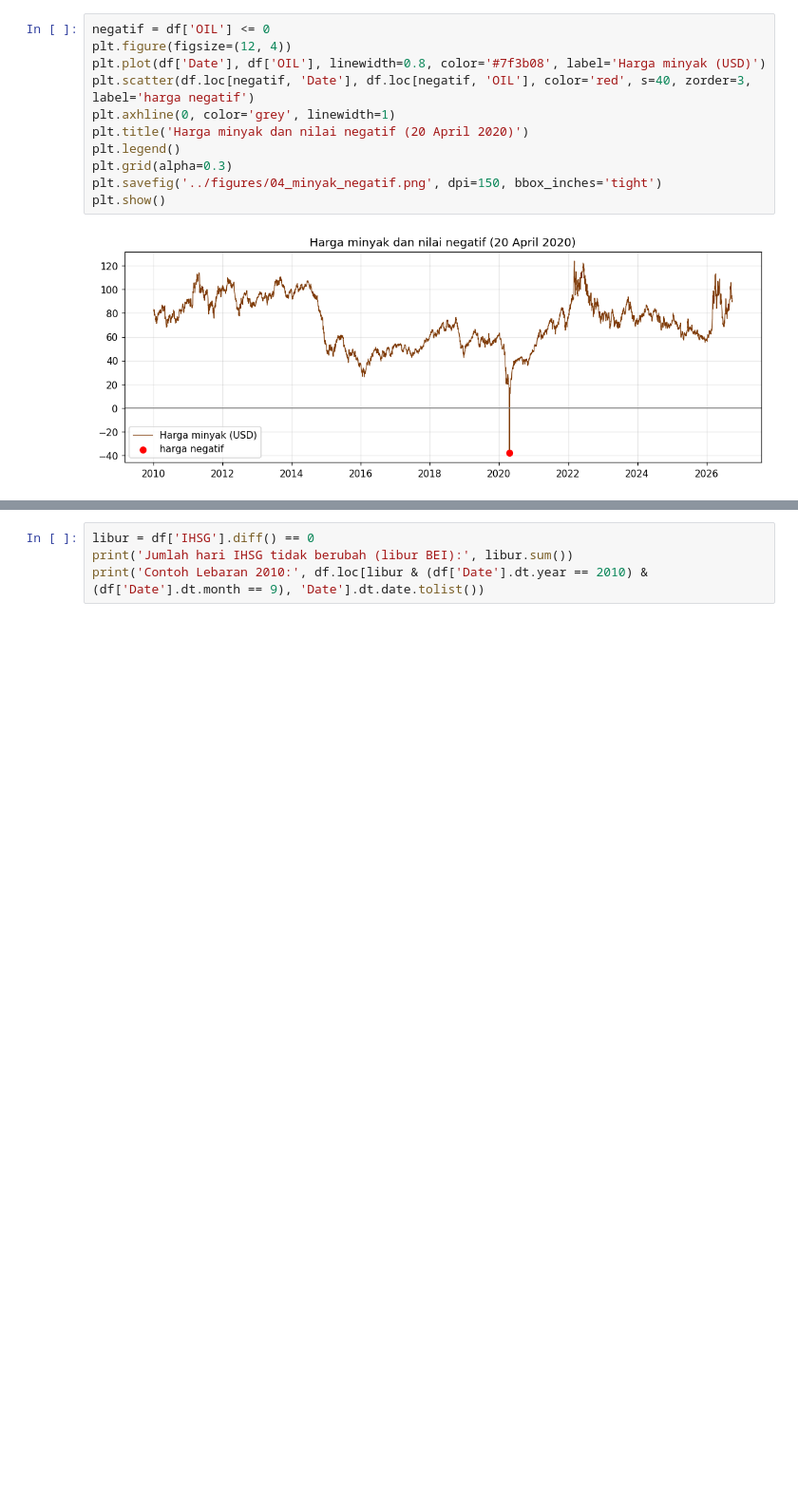
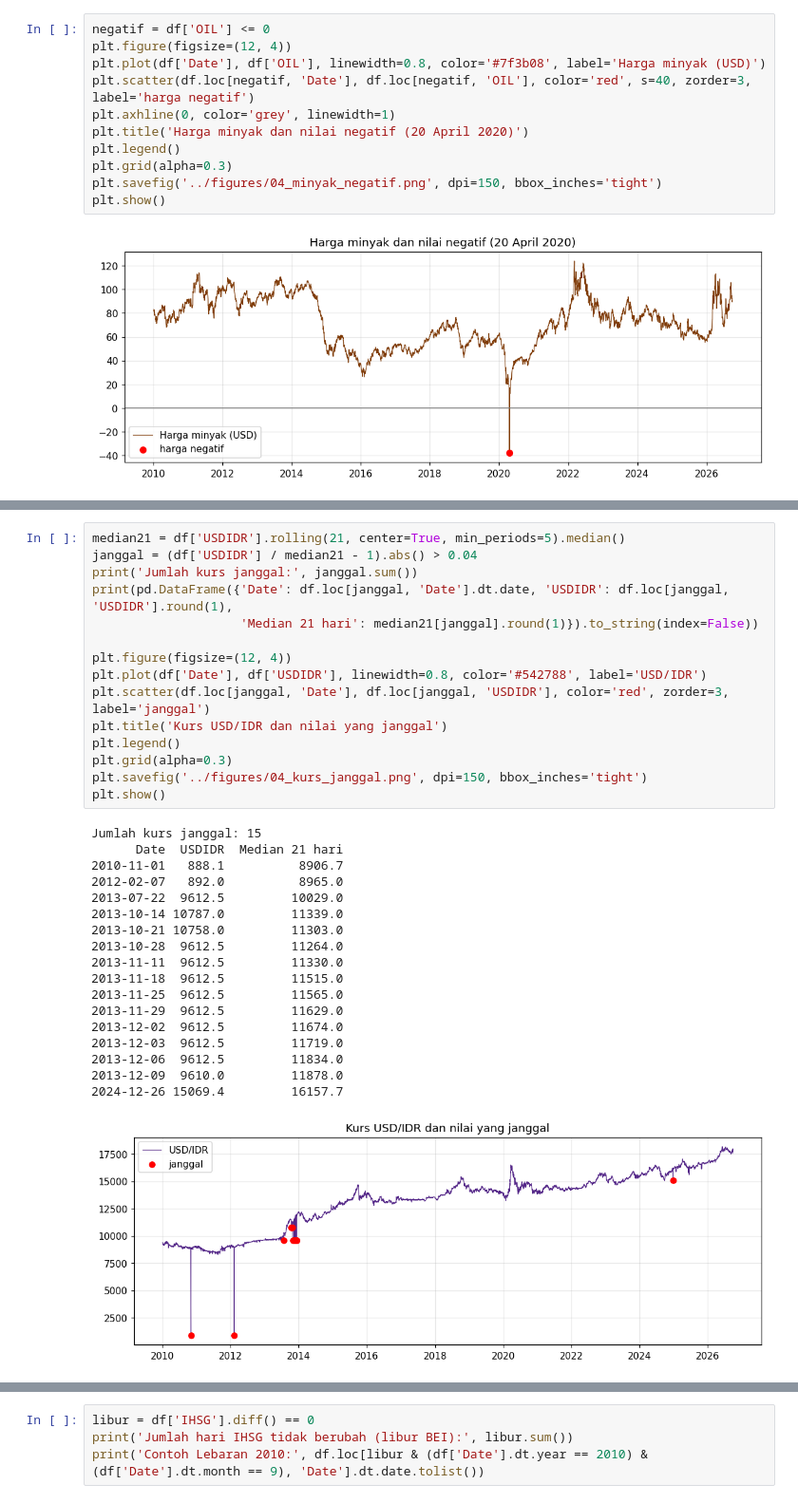
Before and after one commit to syamsuddinexcellent/portfolio-ilmuwan-data, a Jupyter notebook: notebooks/04_memvalidasi_data.ipynb, the cells around one changed output, grey strips where cells are left out. Shown at 95% size. Saved outputs shown, nothing was run; the diff lists cells and outputs as text; blank space fills up the shorter version.

```diff
--- a/notebooks/04_memvalidasi_data.ipynb
+++ b/notebooks/04_memvalidasi_data.ipynb
@@ -67,0 +71,34 @@ Pada hari libur BEI (misalnya Lebaran), nilai IHSG hanya **disalin** dari hari s
+# %%
+median21 = df['USDIDR'].rolling(21, center=True, min_periods=5).median()
+janggal = (df['USDIDR'] / median21 - 1).abs() > 0.04
+print('Jumlah kurs janggal:', janggal.sum())
+print(pd.DataFrame({'Date': df.loc[janggal, 'Date'].dt.date, 'USDIDR': df.loc[janggal, 'USDIDR'].round(1),
+                    'Median 21 hari': median21[janggal].round(1)}).to_string(index=False))
+
+plt.figure(figsize=(12, 4))
+plt.plot(df['Date'], df['USDIDR'], linewidth=0.8, color='#542788', label='USD/IDR')
+plt.scatter(df.loc[janggal, 'Date'], df.loc[janggal, 'USDIDR'], color='red', zorder=3, label='janggal')
+plt.title('Kurs USD/IDR dan nilai yang janggal')
+plt.legend()
+plt.grid(alpha=0.3)
+plt.savefig('../figures/04_kurs_janggal.png', dpi=150, bbox_inches='tight')
+plt.show()
+# %% [output]
+Jumlah kurs janggal: 15
+      Date  USDIDR  Median 21 hari
+2010-11-01   888.1          8906.7
+2012-02-07   892.0          8965.0
+2013-07-22  9612.5         10029.0
+2013-10-14 10787.0         11339.0
+2013-10-21 10758.0         11303.0
+2013-10-28  9612.5         11264.0
+2013-11-11  9612.5         11330.0
+2013-11-18  9612.5         11515.0
+2013-11-25  9612.5         11565.0
+2013-11-29  9612.5         11629.0
+2013-12-02  9612.5         11674.0
+2013-12-03  9612.5         11719.0
+2013-12-06  9612.5         11834.0
+2013-12-09  9610.0         11878.0
+2024-12-26 15069.4         16157.7
+[figure, added]
```
Also changed, not shown: parts of 6 cells of this notebook, 32 other files.
